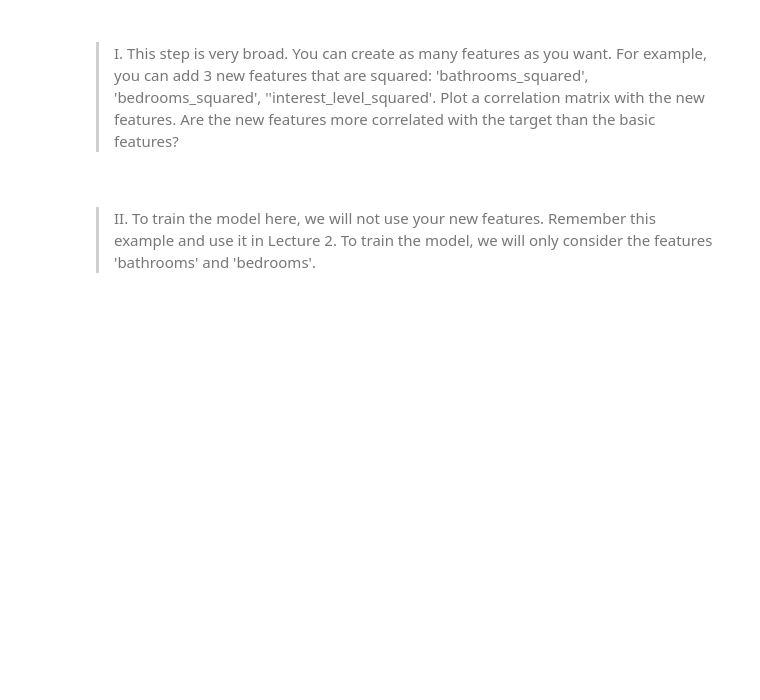
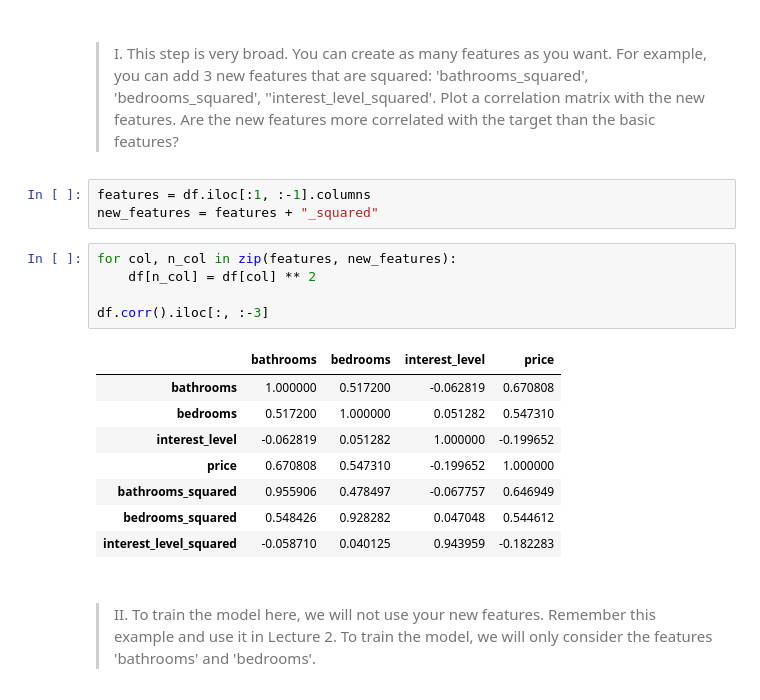
Before and after one commit to EgrSlv/MachineLearning, a Jupyter notebook: src/ML1_Introduction.ipynb, the cells around one changed output. Saved outputs shown, nothing was run; the diff lists cells and outputs as text; blank space fills up the shorter version.

```diff
--- a/src/ML1_Introduction.ipynb
+++ b/src/ML1_Introduction.ipynb
@@ -456,6 +483,23 @@ plt.show()
 # %% [markdown]
 ###
 > I. This step is very broad. You can create as many features as you want. For example, you can add 3 new features that are squared: 'bathrooms_squared', 'bedrooms_squared', ''interest_level_squared'. Plot a correlation matrix with the new features. Are the new features more correlated with the target than the basic features?
+# %%
+features = df.iloc[:1, :-1].columns
+new_features = features + "_squared"
+# %%
+for col, n_col in zip(features, new_features):
+    df[n_col] = df[col] ** 2
+
+df.corr().iloc[:, :-3]
+# %% [output]
+|  | bathrooms | bedrooms | interest_level | price |
+| bathrooms | 1.000000 | 0.517200 | -0.062819 | 0.670808 |
+| bedrooms | 0.517200 | 1.000000 | 0.051282 | 0.547310 |
+| interest_level | -0.062819 | 0.051282 | 1.000000 | -0.199652 |
+| price | 0.670808 | 0.547310 | -0.199652 | 1.000000 |
+| bathrooms_squared | 0.955906 | 0.478497 | -0.067757 | 0.646949 |
+| bedrooms_squared | 0.548426 | 0.928282 | 0.047048 | 0.544612 |
+| interest_level_squared | -0.058710 | 0.040125 | 0.943959 | -0.182283 |
 # %% [markdown]
 ###
 > II. To train the model here, we will not use your new features. Remember this example and use it in Lecture 2. To train the model, we will only consider the features 'bathrooms' and 'bedrooms'.
```
Also changed, not shown: parts of 13 cells of this notebook.
